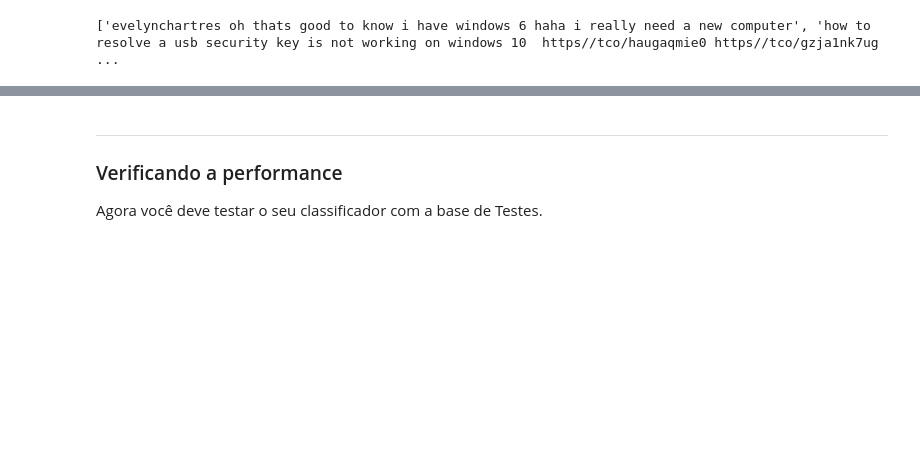
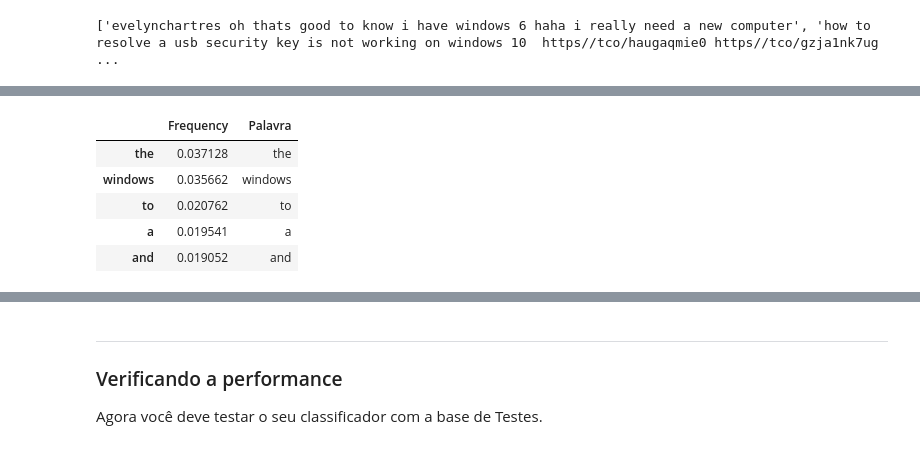
Before and after one commit to Eduardocrg/Projeto2_CD, a Jupyter notebook: Projeto2_layout.ipynb, the cells around one changed output, grey strips where cells are left out. Drawn from its saved outputs; the diff is of its cells as text; code cells hidden in the pictures; blank space fills up the shorter version.

```diff
--- a/Projeto2_layout.ipynb
+++ b/Projeto2_layout.ipynb
@@ -157,0 +179,13 @@ Doc_limpo.head()
+# %%
+string0=" ".join(str(x) for x in Doc_0.Treinamento)
+serie_0 = pd.Series(string0.split())
+tabela_0=serie_0.value_counts(True).to_frame('Frequency')
+tabela_0['Palavra']=tabela_0.index
+tabela_0.head()
+# %% [output]
+|  | Frequency | Palavra |
+| the | 0.037128 | the |
+| windows | 0.035662 | windows |
+| to | 0.020762 | to |
+| a | 0.019541 | a |
+| and | 0.019052 | and |
```
Also changed, not shown: parts of 17 cells of this notebook.
